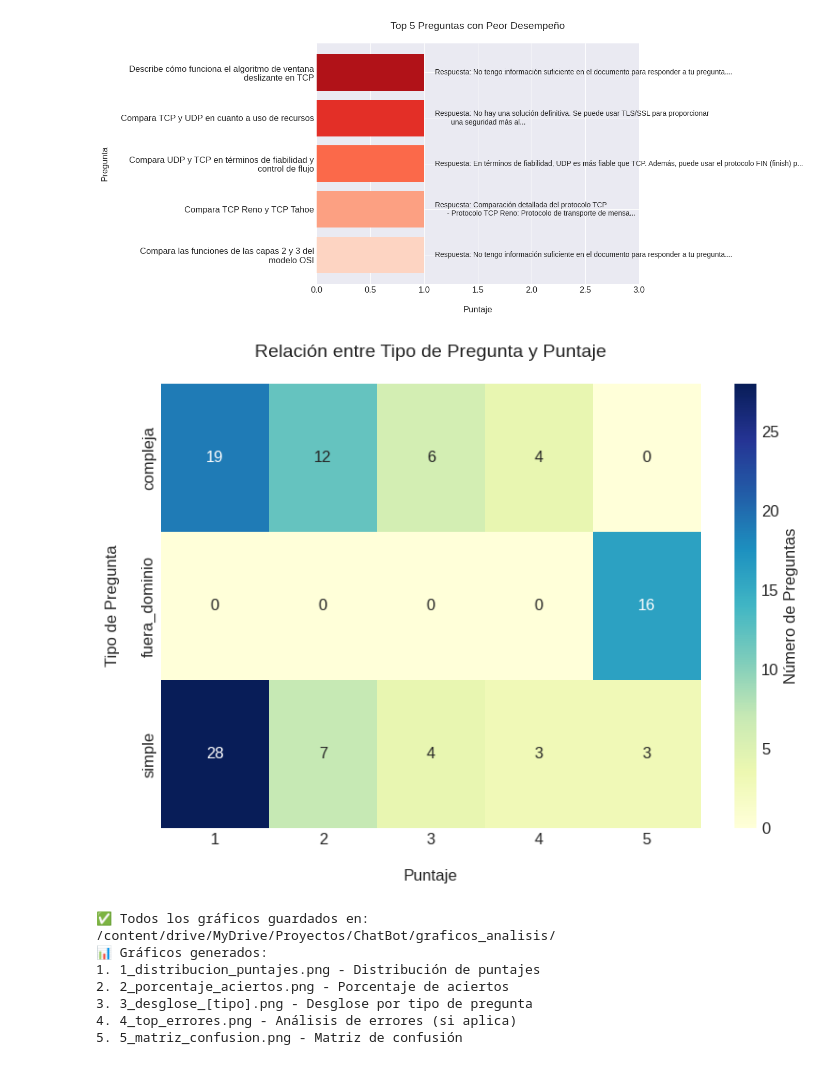
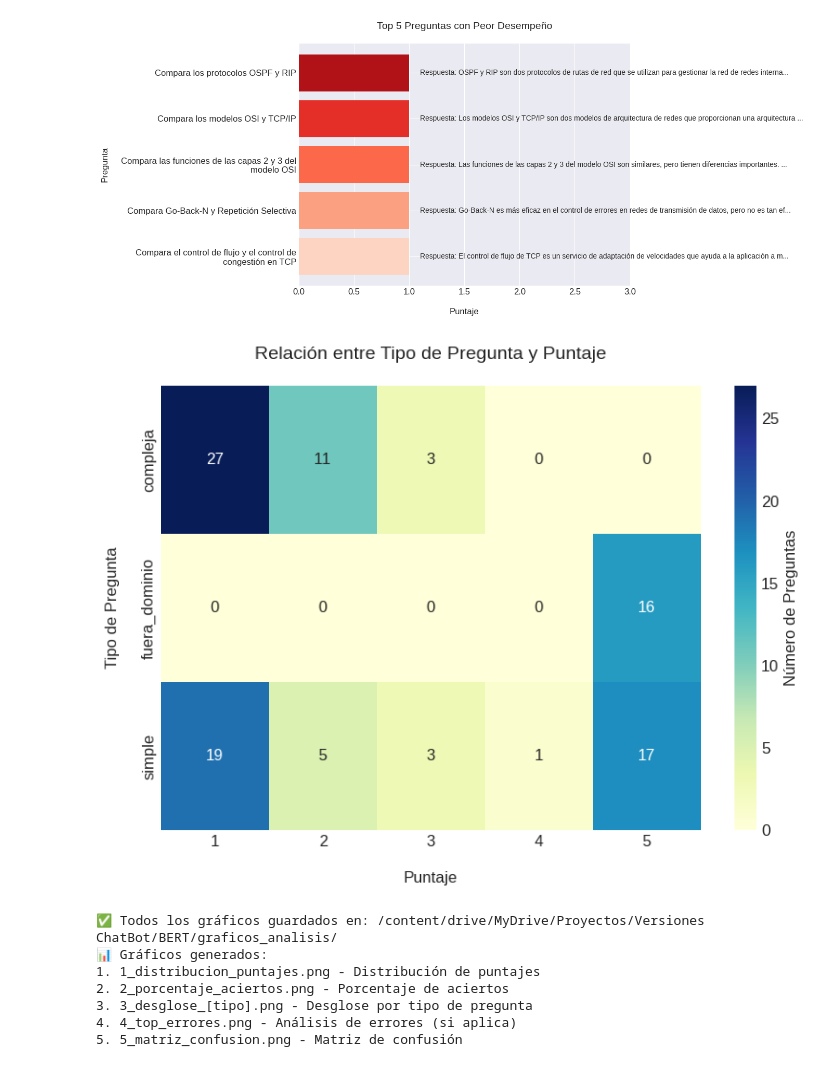
Before and after one commit to mero02/chatbot-pdf-app, a Jupyter notebook: analisis_pruebas_chatbot_vector_pdf.ipynb, the cells around one changed output. Cells and saved outputs as stored; diff of their text form; code cells hidden in the pictures.

```diff
--- a/analisis_pruebas_chatbot_vector_pdf.ipynb
+++ b/analisis_pruebas_chatbot_vector_pdf.ipynb
@@ -13,7 +13,7 @@ plt.rcParams['figure.figsize'] = (10, 6)
 plt.rcParams['font.size'] = 12
 # %%
 # Cargar el archivo CSV desde la ruta especificada
-csv_resultados_path = "/content/drive/MyDrive/Proyectos/ChatBot/respuestas_unificadas_manual.csv"
+csv_resultados_path = "/content/drive/MyDrive/Proyectos/Versiones ChatBot/BERT/respuestas_manual.csv"
 
 try:
     resultados = pd.read_csv(csv_resultados_path)
@@ -120,14 +120,14 @@ for tipo in categorias:
 # %%
 # Gráfico 4: Análisis de errores (si existen)
-if sum(resultados['precision'] < 3) > 0:
+if sum(resultados['puntaje'] < 3) > 0:
     plt.figure(figsize=(12, 6))
-    incorrectas = resultados[resultados['precision'] < 3]
+    incorrectas = resultados[resultados['puntaje'] < 3]
 
     # Top 5 preguntas con peor puntuación
-    peores = incorrectas.sort_values('precision').head(5)
+    peores = incorrectas.sort_values('puntaje').head(5)
 
     # Crear gráfico
-    plt.barh(peores['pregunta'].str.wrap(50), peores['precision'],
+    plt.barh(peores['pregunta'].str.wrap(50), peores['puntaje'],
             color=sns.color_palette("Reds", 5))
     plt.title('Top 5 Preguntas con Peor Desempeño\n', fontsize=14)
     plt.xlabel('\nPuntaje', fontsize=12)
@@ -136,7 +136,7 @@ if sum(resultados['precision'] < 3) > 0:
 
     # Añadir respuestas como anotaciones
     for i, (preg, resp) in enumerate(zip(peores['pregunta'], peores['respuesta_obtenida'])):
-        plt.text(peores['precision'].iloc[i] + 0.1, i,
+        plt.text(peores['puntaje'].iloc[i] + 0.1, i,
                 f"Respuesta: {resp[:100]}...",
                 va='center', fontsize=10)
 
@@ -145,26 +145,26 @@ if sum(resultados['precision'] < 3) > 0:
 else:
     print("✅ No hay respuestas con puntaje menor a 3 - Buen desempeño general")
 # %% [output]
-[figure, old version]
+[figure, new version]
 # %%
 # Gráfico 5: Matriz de calor de precisión por tipo
 plt.figure(figsize=(8, 6))
-cross_tab = pd.crosstab(resultados['tipo_pregunta'], resultados['precision'])
+cross_tab = pd.crosstab(resultados['tipo_pregunta'], resultados['puntaje'])
 sns.heatmap(cross_tab, annot=True, fmt='d', cmap='YlGnBu',
            cbar_kws={'label': 'Número de Preguntas'})
 plt.title('Relación entre Tipo de Pregunta y Puntaje\n', fontsize=14)
 plt.xlabel('\nPuntaje', fontsize=12)
 plt.ylabel('Tipo de Pregunta\n', fontsize=12)
 plt.tight_layout()
 plt.show()
 # %% [output]
-[figure, old version]
+[figure, new version]
 # %%
 # Función para guardar todos los gráficos
 def guardar_graficos(resultados):
     try:
         # Configurar la ruta de guardado
-        save_path = "/content/drive/MyDrive/Proyectos/ChatBot/graficos_analisis/"
+        save_path = "/content/drive/MyDrive/Proyectos/Versiones ChatBot/BERT/graficos_analisis/"
         !mkdir -p "{save_path}"
 
         # Configuración de estilo
@@ -175,7 +175,7 @@ def guardar_graficos(resultados):
 
         # Gráfico 1: Distribución de puntajes por tipo de pregunta
         plt.figure(figsize=(12, 6))
-        ax = sns.boxplot(x='tipo_pregunta', y='precision', data=resultados)
+        ax = sns.boxplot(x='tipo_pregunta', y='puntaje', data=resultados)
         plt.title('Distribución de Puntajes por Tipo de Pregunta\n', fontsize=14)
         plt.xlabel('\nTipo de Pregunta', fontsize=12)
         plt.ylabel('Puntaje (1-5)\n', fontsize=12)
@@ -189,7 +189,7 @@ def guardar_graficos(resultados):
         porcentajes = []
 
         for cat in categorias:
-            correctas = sum(resultados[resultados['tipo_pregunta'] == cat]['precision'] >= 4)
+            correctas = sum(resultados[resultados['tipo_pregunta'] == cat]['puntaje'] >= 4)
             total = sum(resultados['tipo_pregunta'] == cat)
             porcentajes.append(correctas/total*100)
 
@@ -213,7 +213,7 @@ def guardar_graficos(resultados):
         for tipo in categorias:
             plt.figure(figsize=(8, 5))
             subset = resultados[resultados['tipo_pregunta'] == tipo]
-            counts = subset['precision'].value_counts().sort_index()
+            counts = subset['puntaje'].value_counts().sort_index()
 
             # Completar con 0 si faltan puntajes
             for score in range(1, 6):
@@ -238,12 +238,12 @@ def guardar_graficos(resultados):
             plt.close()
 
         # Gráfico 4: Análisis de errores (si existen)
-        if sum(resultados['precision'] < 3) > 0:
+        if sum(resultados['puntaje'] < 3) > 0:
             plt.figure(figsize=(12, 6))
-            incorrectas = resultados[resultados['precision'] < 3]
-            peores = incorrectas.sort_values('precision').head(5)
+            incorrectas = resultados[resultados['puntaje'] < 3]
+            peores = incorrectas.sort_values('puntaje').head(5)
 
-            plt.barh(peores['pregunta'].str.wrap(50), peores['precision'],
+            plt.barh(peores['pregunta'].str.wrap(50), peores['puntaje'],
                     color=sns.color_palette("Reds", 5))
             plt.title('Top 5 Preguntas con Peor Desempeño\n', fontsize=14)
             plt.xlabel('\nPuntaje', fontsize=12)
@@ -251,7 +251,7 @@ def guardar_graficos(resultados):
             plt.xlim(0, 3)
 
             for i, (preg, resp) in enumerate(zip(peores['pregunta'], peores['respuesta_obtenida'])):
-                plt.text(peores['precision'].iloc[i] + 0.1, i,
+                plt.text(peores['puntaje'].iloc[i] + 0.1, i,
                         f"Respuesta: {resp[:100]}...",
                         va='center', fontsize=10)
 
@@ -260,7 +260,7 @@ def guardar_graficos(resultados):
 
         # Gráfico 5: Matriz de calor
         plt.figure(figsize=(8, 6))
-        cross_tab = pd.crosstab(resultados['tipo_pregunta'], resultados['precision'])
+        cross_tab = pd.crosstab(resultados['tipo_pregunta'], resultados['puntaje'])
         sns.heatmap(cross_tab, annot=True, fmt='d', cmap='YlGnBu',
                    cbar_kws={'label': 'Número de Preguntas'})
         plt.title('Relación entre Tipo de Pregunta y Puntaje\n', fontsize=14)
@@ -284,7 +284,7 @@ def guardar_graficos(resultados):
 # Uso de la función (después de tener el DataFrame 'resultados')
 guardar_graficos(resultados)
 # %% [output]
-✅ Todos los gráficos guardados en: /content/drive/MyDrive/Proyectos/ChatBot/graficos_analisis/
+✅ Todos los gráficos guardados en: /content/drive/MyDrive/Proyectos/Versiones ChatBot/BERT/graficos_analisis/
 📊 Gráficos generados:
 1. 1_distribucion_puntajes.png - Distribución de puntajes
 2. 2_porcentaje_aciertos.png - Porcentaje de aciertos
```
Also changed, not shown: parts of 4 cells of this notebook.
